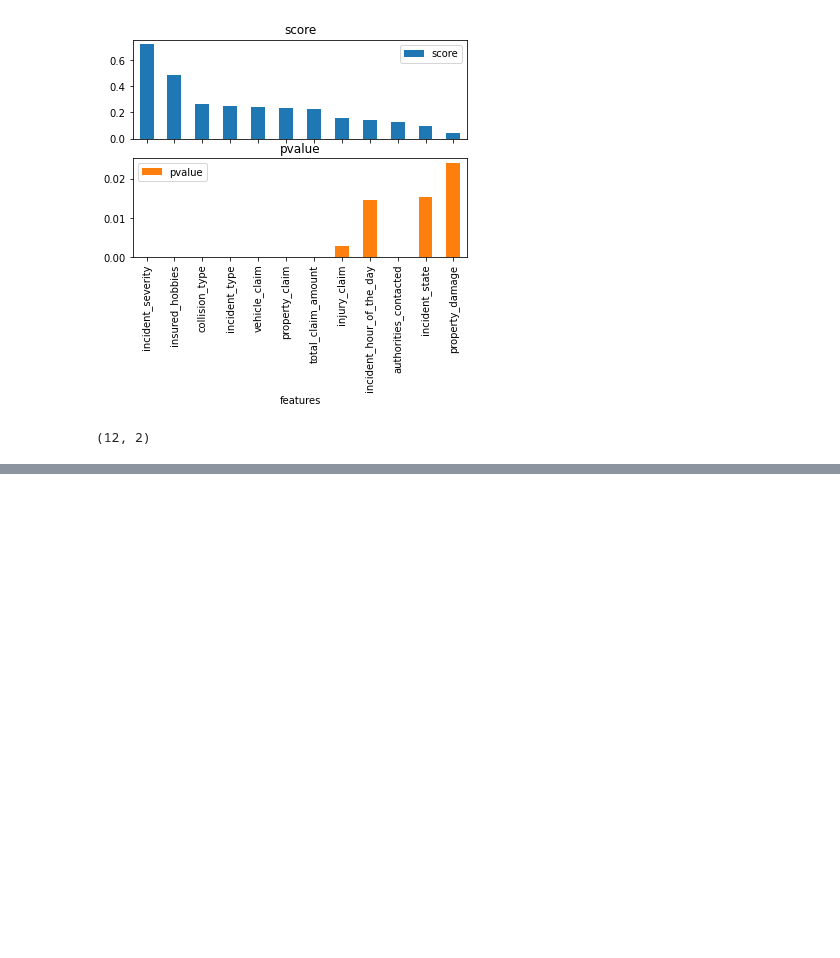
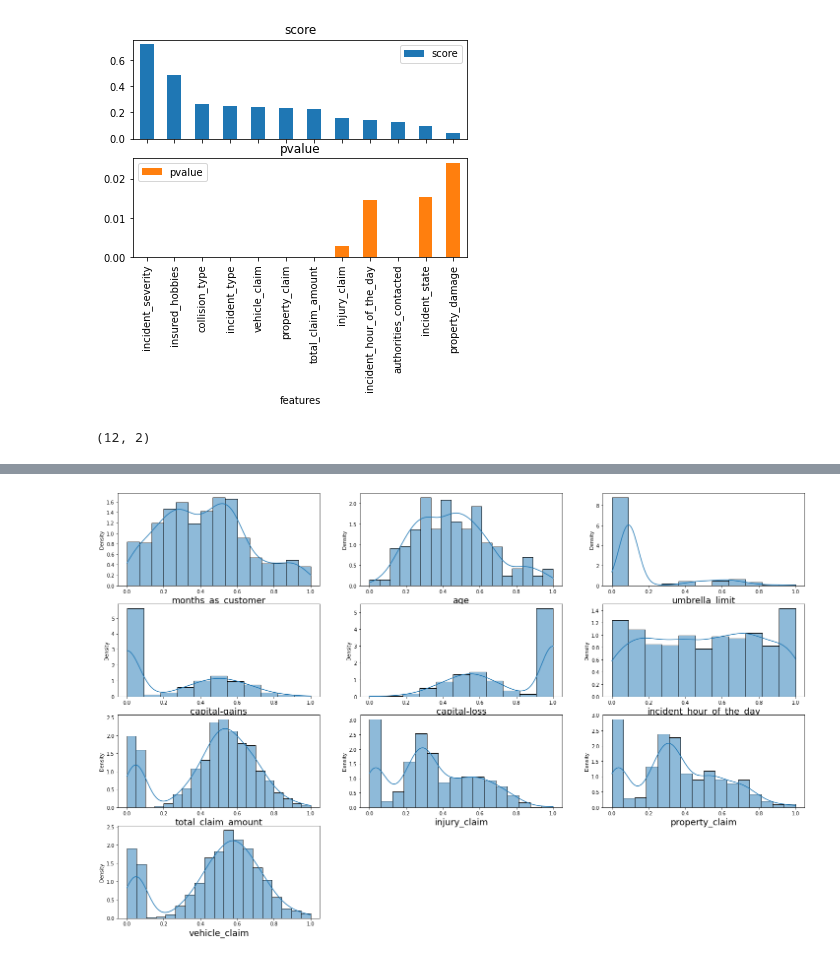
Before and after one commit to zobekenobe/DT-Evaluation-Project, a Jupyter notebook: Project 10.ipynb, the cells around one changed output, grey strips where cells are left out. Cells and saved outputs as stored; diff of their text form; code cells hidden in the pictures; blank space fills up the shorter version.

```diff
--- a/Project 10.ipynb
+++ b/Project 10.ipynb
@@ -283,0 +532,6 @@ only 12 features show high correlation value
+# %%
+# Normalizing the respective features
+numeric_features.remove('policy_deductable')
+numeric_features.remove('number_of_vehicles_involved')
+numeric_features.remove('bodily_injuries')
+numeric_features.remove('witnesses')
@@ -283,0 +540,14 @@ only 12 features show high correlation value
+# %%
+df[numeric_features] = MinMaxScaler().fit_transform(df[numeric_features])
+# %%
+plt.figure(figsize = (25, 20))
+plotnumber = 1
+for col in numeric_features:
+    if plotnumber < 16:
+        plt.subplot(5,3, plotnumber)
+        sns.histplot(df[col], kde = True, stat = 'density')
+        plt.xlabel(col, fontsize = 18)
+    plotnumber += 1
+plt.show()
+# %% [output]
+[figure, added]
```
Also changed, not shown: parts of 63 cells of this notebook.
